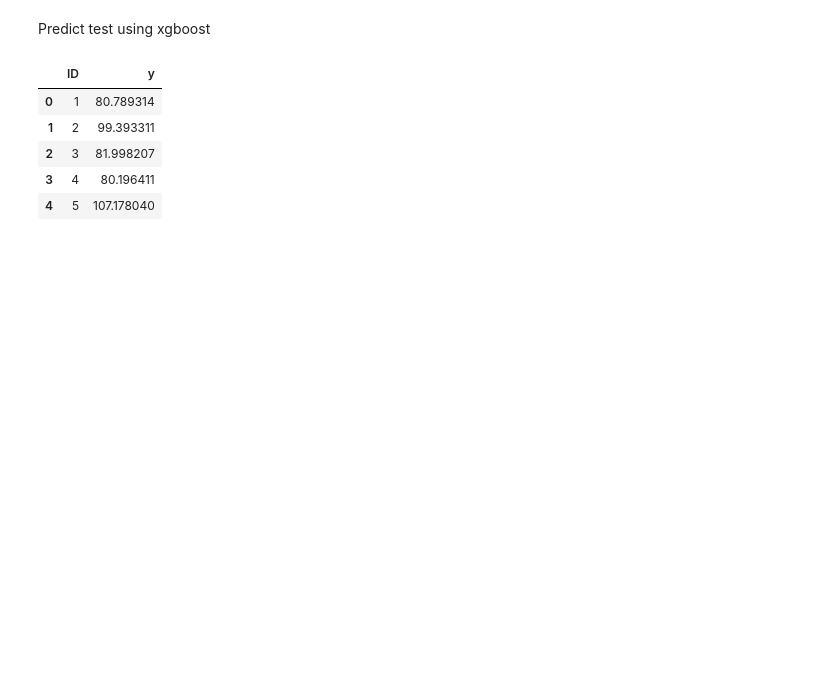
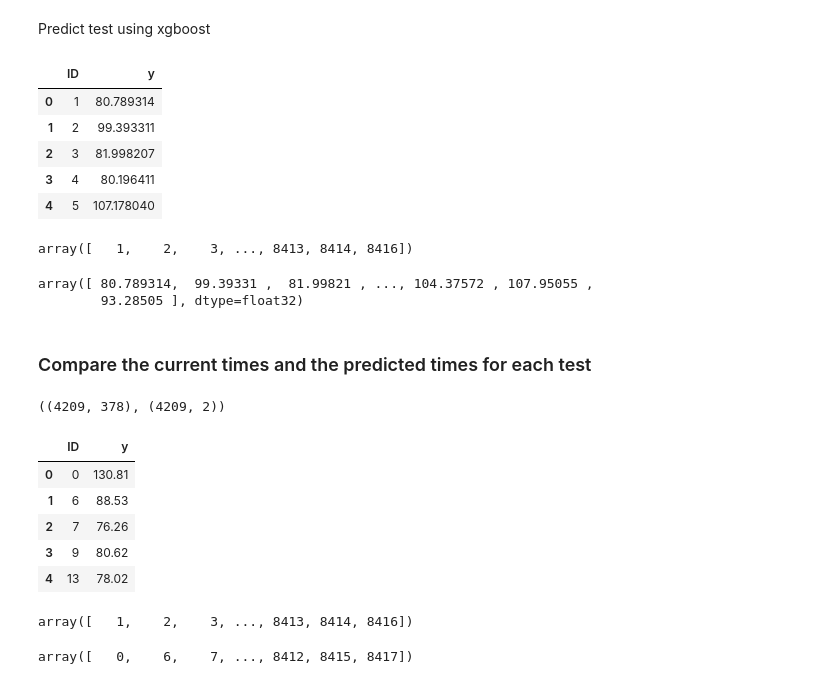
Before and after one commit to lukeNonyane1/Simplilearn, a Jupyter notebook: MachineLearning/assessment/MBGreenerManufacturing.ipynb, the cells around one changed output. Drawn from its saved outputs; the diff is of its cells as text; code cells hidden in the pictures; blank space fills up the shorter version.

```diff
--- a/MachineLearning/assessment/MBGreenerManufacturing.ipynb
+++ b/MachineLearning/assessment/MBGreenerManufacturing.ipynb
@@ -264,3 +264,35 @@ sub.head()
 | 2 | 3 | 81.998207 |
 | 3 | 4 | 80.196411 |
 | 4 | 5 | 107.178040 |
+# %%
+# delete later
+id_test.values
+# %% [output]
+array([   1,    2,    3, ..., 8413, 8414, 8416])
+# %%
+# delete later
+p_test
+# %% [output]
+array([ 80.789314,  99.39331 ,  81.99821 , ..., 104.37572 , 107.95055 ,
+        93.28505 ], dtype=float32)
+# %% [markdown]
+### Compare the current times and the predicted times for each test
+# %%
+# compare the differences from train_df and sub to see how much time can be saved for each test
+train_df.shape, sub.shape
+# %% [output]
+((4209, 378), (4209, 2))
+# %%
+train_df_id_y = pd.DataFrame(train_df[['ID', 'y']])
+train_df_id_y.head()
+# %% [output]
+|  | ID | y |
+| 0 | 0 | 130.81 |
+| 1 | 6 | 88.53 |
+| 2 | 7 | 76.26 |
+| 3 | 9 | 80.62 |
+| 4 | 13 | 78.02 |
+# %%
+sub['ID'].values
+# %% [output]
+array([   1,    2,    3, ..., 8413, 8414, 8416])
@@ -266,0 +302,4 @@ sub.head()
+# %%
+train_df_id_y['ID'].values
+# %% [output]
+array([   0,    6,    7, ..., 8412, 8415, 8417])
```
Also changed, not shown: parts of 4 cells of this notebook.
